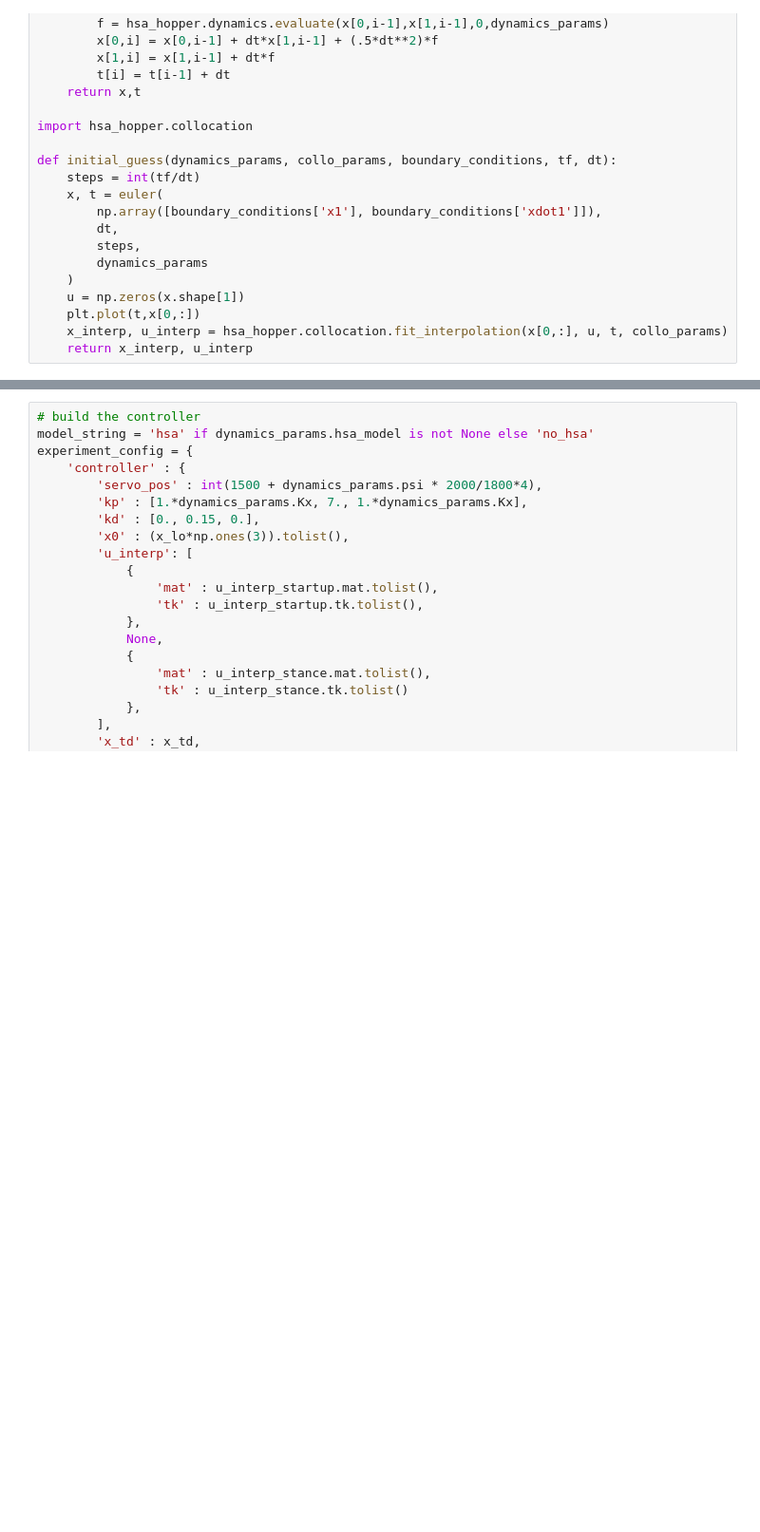
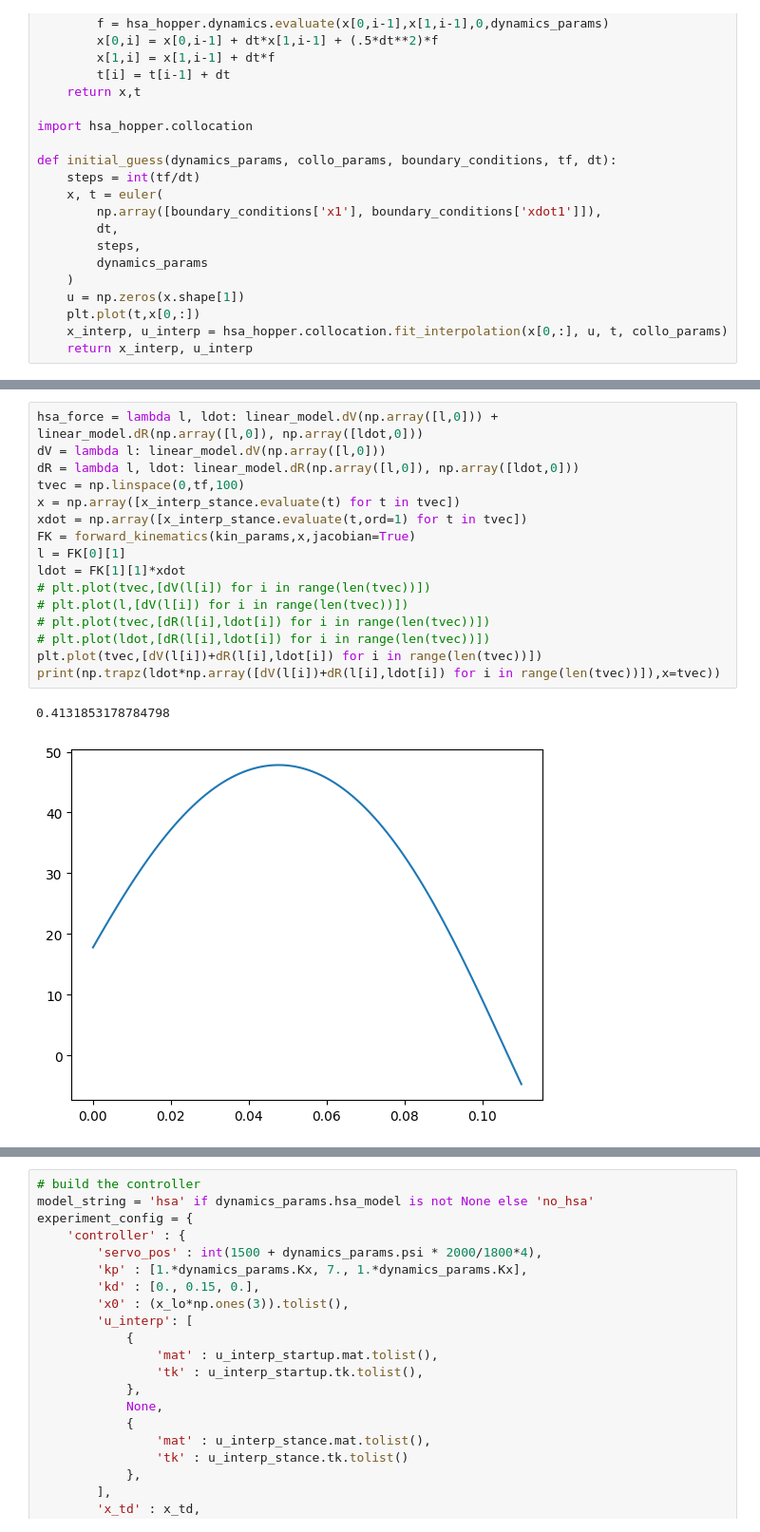
Before and after one commit to JGSuw/hsa_hopper_control, a Jupyter notebook: notebooks/hop_controller_combined.ipynb, the cells around one changed output, grey strips where cells are left out. Shown: that part at 95% size. Drawn from its saved outputs; the diff is of its cells as text; blank space fills up the shorter version.

```diff
--- a/notebooks/hop_controller_combined.ipynb
+++ b/notebooks/hop_controller_combined.ipynb
@@ -174,0 +181,19 @@ make_interp_figure(x_interp_stance, u_interp_stance, dynamics_params)
+# %%
+hsa_force = lambda l, ldot: linear_model.dV(np.array([l,0])) + linear_model.dR(np.array([l,0]), np.array([ldot,0]))
+dV = lambda l: linear_model.dV(np.array([l,0]))
+dR = lambda l, ldot: linear_model.dR(np.array([l,0]), np.array([ldot,0]))
+tvec = np.linspace(0,tf,100)
+x = np.array([x_interp_stance.evaluate(t) for t in tvec])
+xdot = np.array([x_interp_stance.evaluate(t,ord=1) for t in tvec])
+FK = forward_kinematics(kin_params,x,jacobian=True)
+l = FK[0][1]
+ldot = FK[1][1]*xdot
+# plt.plot(tvec,[dV(l[i]) for i in range(len(tvec))])
+# plt.plot(l,[dV(l[i]) for i in range(len(tvec))])
+# plt.plot(tvec,[dR(l[i],ldot[i]) for i in range(len(tvec))])
+# plt.plot(ldot,[dR(l[i],ldot[i]) for i in range(len(tvec))])
+plt.plot(tvec,[dV(l[i])+dR(l[i],ldot[i]) for i in range(len(tvec))])
+print(np.trapz(ldot*np.array([dV(l[i])+dR(l[i],ldot[i]) for i in range(len(tvec))]),x=tvec))
+# %% [output]
+0.4131853178784798
+[figure, added]
```
Also changed, not shown: parts of 4 cells of this notebook.
